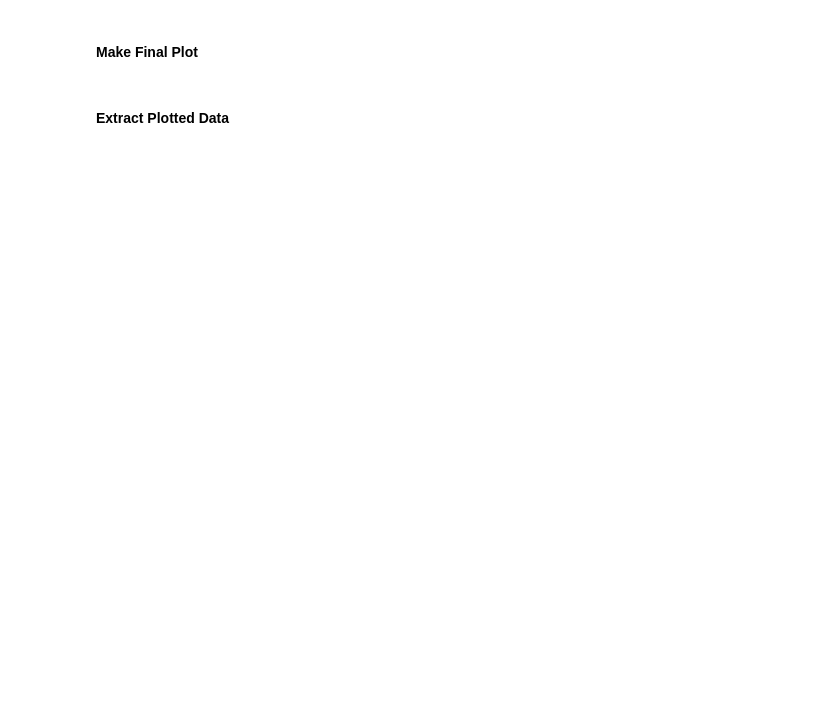
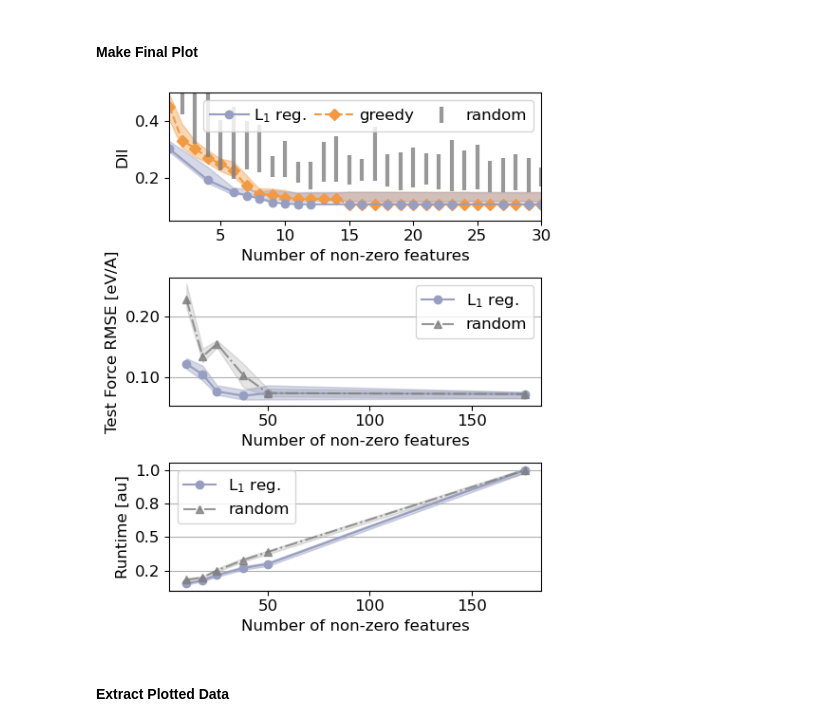
Before and after one commit to FelixWodaczek/dii-molecular-systems, a Jupyter notebook: liquid_water_mlp_fitpredict/water_descriptors.ipynb, the cells around one changed output. Saved outputs shown, nothing was run; the diff lists cells and outputs as text; code cells hidden in the pictures; blank space fills up the shorter version.

```diff
--- a/liquid_water_mlp_fitpredict/water_descriptors.ipynb
+++ b/liquid_water_mlp_fitpredict/water_descriptors.ipynb
@@ -416,7 +493,7 @@ time_ax.legend(fontsize=fontsize)
 dii_ax = axes[0]
 
 dii_ax.plot(
-    np.arange(1, greedy_imbs.shape[0]+1), greedy_imbs[::-1, -1],
+    np.arange(1, greedy_imbs.shape[0]+1), greedy_imbs[::-1],
     'D--', label='greedy weighted optimisation', color=greedy_dii_color
 )
 dii_ax.fill_between(
@@ -461,33 +538,35 @@ dii_ax.set_ylabel("DII", fontsize=fontsize)
 dii_ax.tick_params(
     axis='x', which='both', labelsize=fontsize,
     bottom=True, labelbottom=True, top=False, labeltop=False
 )
 dii_ax.tick_params(axis='y', which='both', labelsize=fontsize)
 dii_ax.set_xlabel("Number of non-zero features", fontsize=fontsize)
 dii_ax.set_ylim([0.05, 0.5])
 dii_ax.set_xlim([1, 30])
 
 dii_ax.legend(
     handles=[
         Line2D([-1], [-1], marker='o', linestyle='-', color=lasso_dii_color, label=r'L$_1$ reg.'),
         Line2D([-1], [-1], marker='D', linestyle='--', color=greedy_dii_color, label='greedy'),
         dii_ax.errorbar([-1], [-1], yerr=0, marker='', elinewidth=3, linestyle='', color=random_dii_color, label='random', alpha=0.8),
     ],
     ncols=3, columnspacing=0.5, handletextpad=0.3, handlelength=2.5,
     fontsize=fontsize
 )
 
 mae_ax.xaxis.set_major_formatter(StrMethodFormatter("{x:.0f}"))
 mae_ax.yaxis.set_major_formatter(StrMethodFormatter("{x:.2f}"))
 time_ax.xaxis.set_major_formatter(StrMethodFormatter("{x:.0f}"))
 time_ax.yaxis.set_major_formatter(StrMethodFormatter("{x:.1f}"))
 
 dii_ax.xaxis.set_major_formatter(StrMethodFormatter("{x:.0f}"))
 dii_ax.yaxis.set_major_formatter(StrMethodFormatter("{x:.1f}"))
 plt.tight_layout()
 
 fig.savefig("waterphase_final.pdf", format='pdf', bbox_inches='tight')
 plt.show()
+# %% [output]
+[figure, added]
 # %% [markdown]
 #### Extract Plotted Data
 # %%
```
Also changed, not shown: parts of 14 cells of this notebook.
